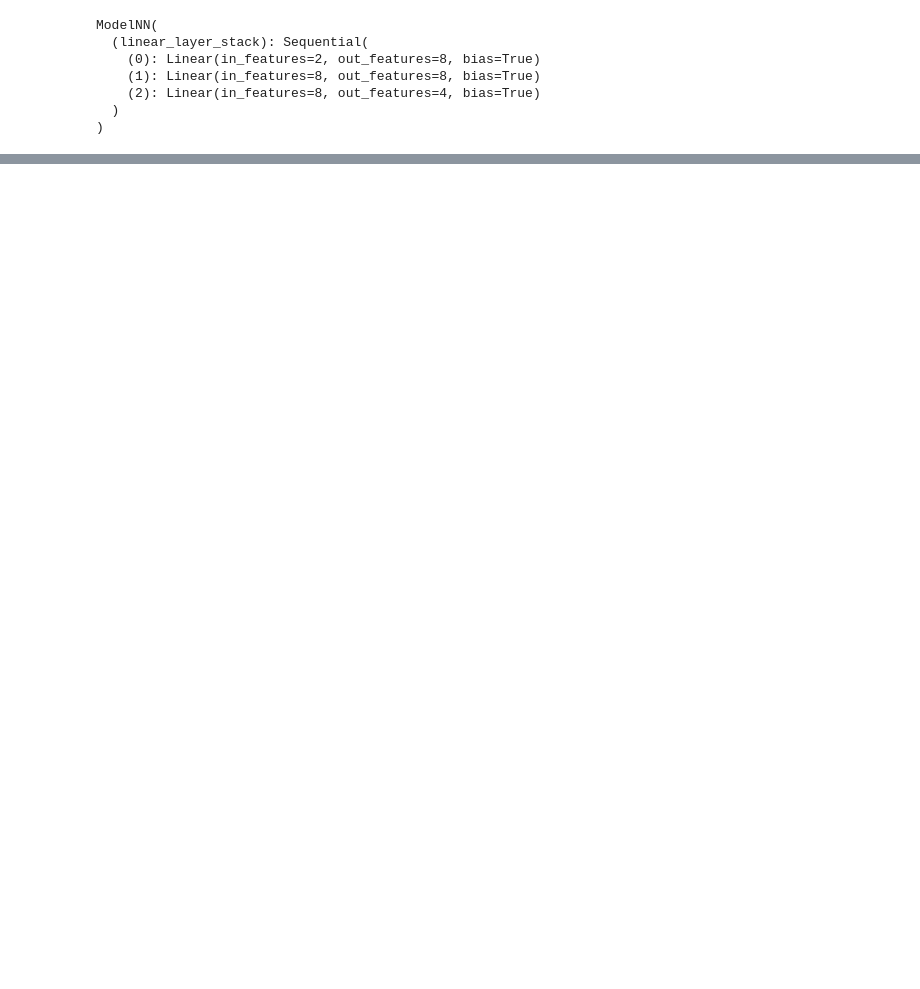
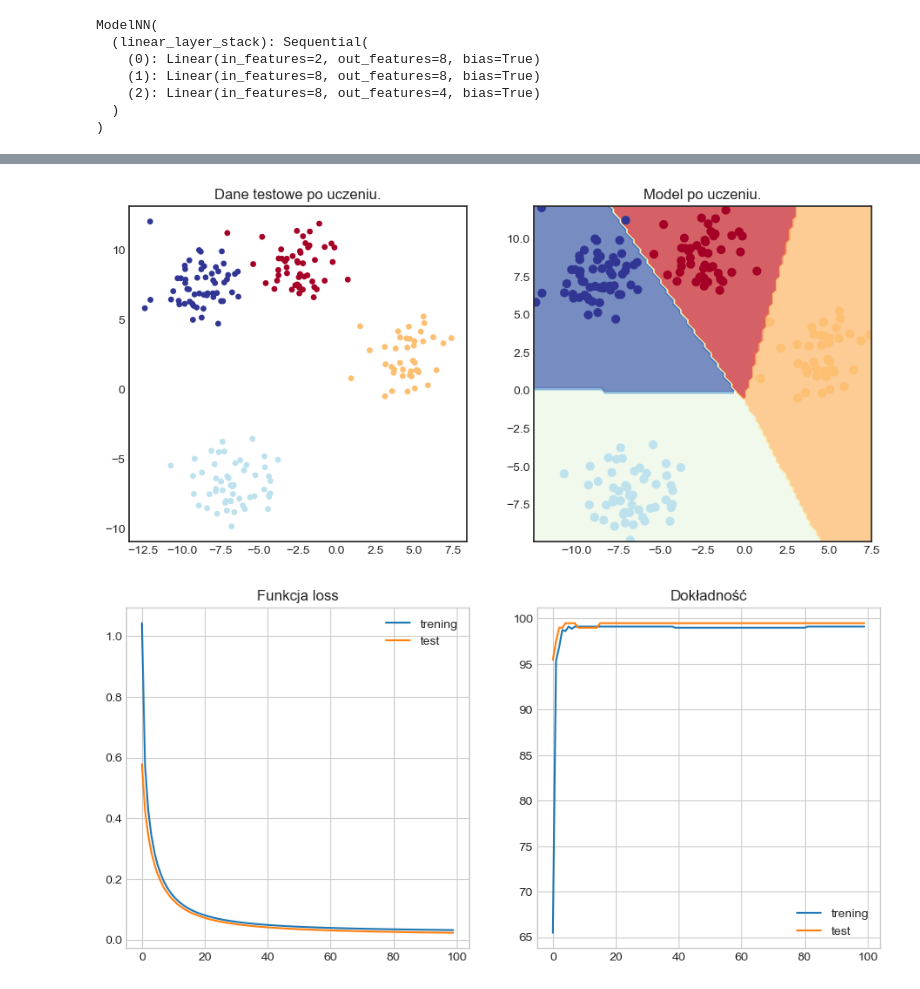
Before and after one commit to DamianPodrazaCode/Python_code, a Jupyter notebook: PyTorch_JN/07_MultiClass_Classification.ipynb, the cells around one changed output, grey strips where cells are left out. Drawn from its saved outputs; the diff is of its cells as text; code cells hidden in the pictures; blank space fills up the shorter version.

```diff
--- a/PyTorch_JN/07_MultiClass_Classification.ipynb
+++ b/PyTorch_JN/07_MultiClass_Classification.ipynb
@@ -88,0 +79,46 @@ y_logits[:5], y_pred_probs[:5], y_pre
+# %%
+epochs = 100
+epoch_count = []
+train_loss_values = []
+train_acc_values = []
+test_loss_values = []
+test_acc_values = []
+
+# pętla treningowa i danych testowych
+for epoch in range(epochs):
+    epoch_count.append(epoch)
+
+    model.train()
+    y_logits = model(X_train)
+    y_pred = torch.softmax(y_logits, dim=1).argmax(dim=1)
+
+    loss = loss_fn(y_logits, y_train)
+    acc = accuracy_fn(y_true=y_train, y_pred=y_pred)
+    optimizer.zero_grad()
+    loss.backward()
+    optimizer.step()
+    train_loss_values.append(loss.cpu().detach().numpy())
+    train_acc_values.append(acc)
+
+    model.eval()
+    with torch.inference_mode():
+        y_logits = model(X_test)
+        y_pred = torch.softmax(y_logits, dim=1).argmax(dim=1)
+
+        loss = loss_fn(y_logits, y_test)
+        acc = accuracy_fn(y_true=y_test, y_pred=y_pred)
+        test_loss_values.append(loss.cpu().detach().numpy())
+        test_acc_values.append(acc)
+
+plt.figure(figsize=(11, 5))
+plt.subplot(1, 2, 1)
+plt.title('Dane testowe po uczeniu.')
+plt.scatter(X_test[:,0].cpu().numpy(), X_test[:,1].cpu().numpy(), s=15, c=y_pred.cpu().numpy(), cmap=plt.cm.RdYlBu)
+plt.subplot(1, 2, 2)
+plt.title('Model po uczeniu.')
+plot_decision_boundary(model, X_test, y_test)
+
+plot_loss_curves({"train_loss": train_loss_values, "train_acc": train_acc_values, "test_loss": test_loss_values, "test_acc": test_acc_values})
+# %% [output]
+[figure, added]
+[figure, added]
```
Also changed, not shown: parts of 2 cells of this notebook, 2 other files.
